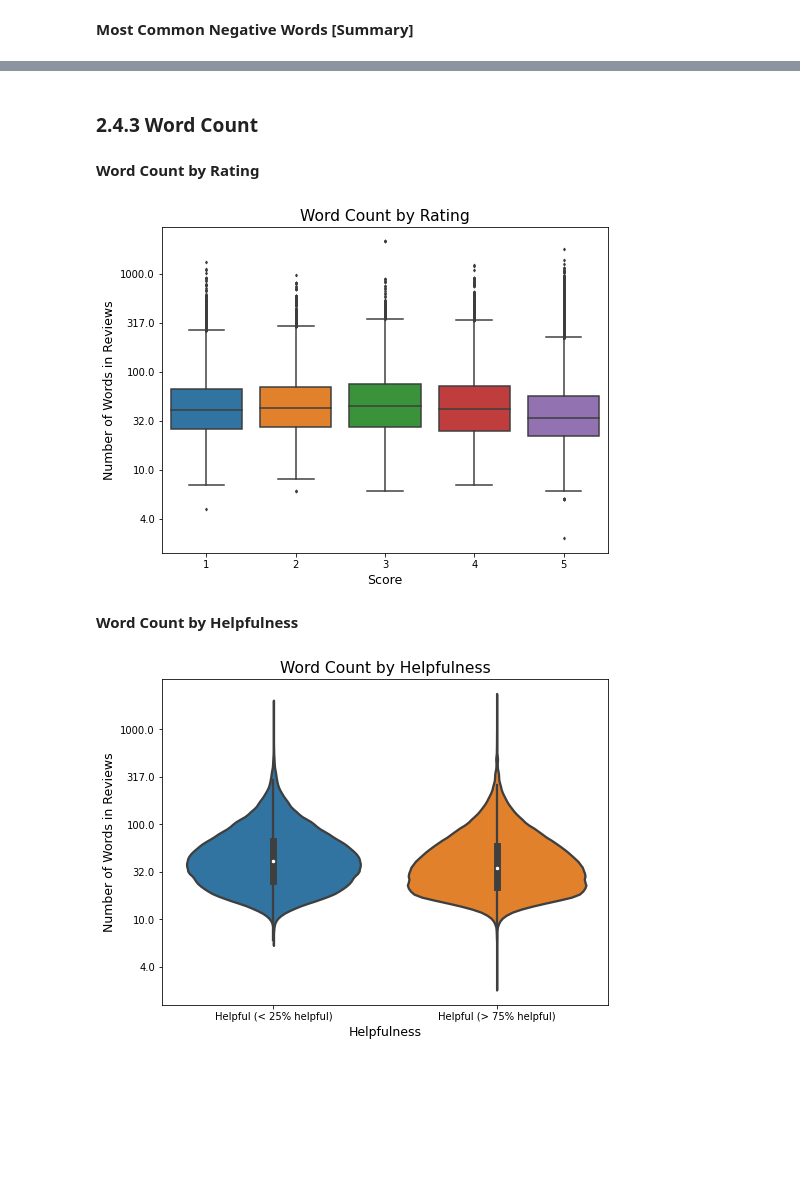
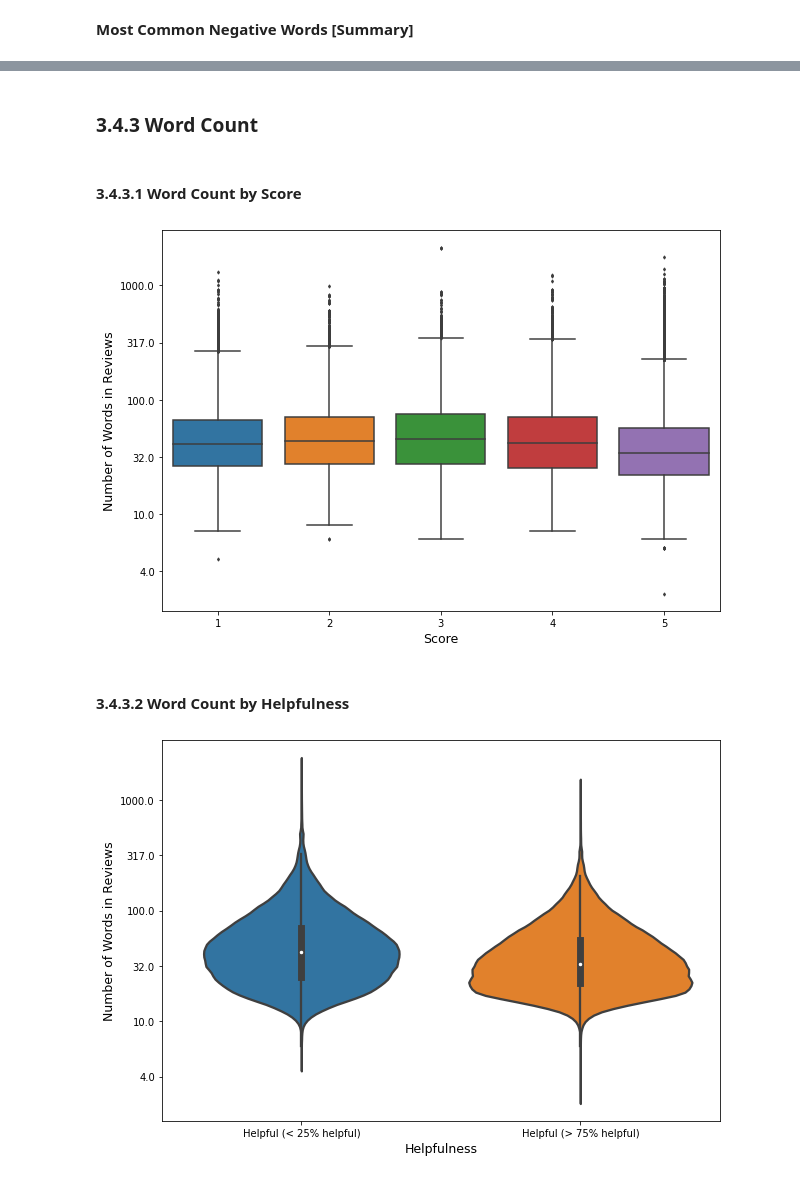
Before and after one commit to 1byte-yoda/ML-Personal-Projects, a Jupyter notebook: Amazon_Food_Reviews_Sentiment_Analysis/Amazon_Fine_Food.ipynb, the cells around one changed output, grey strips where cells are left out. Cells and saved outputs as stored; diff of their text form; code cells hidden in the pictures; blank space fills up the shorter version.

```diff
--- a/Amazon_Food_Reviews_Sentiment_Analysis/Amazon_Fine_Food.ipynb
+++ b/Amazon_Food_Reviews_Sentiment_Analysis/Amazon_Fine_Food.ipynb
@@ -205,4 +223,6 @@ dup_counts = df[['UserId', 'ProfileName', 'Time', 'Text']].duplicated().sum()
 print('Percentage of Duplicate Reviews:', str(round(dup_counts/df.shape[0]*100, 2))+'%')
 # %% [output]
 Percentage of Duplicate Reviews: 30.7%
+# %%
+df = df[df['HelpfulnessNumerator'] <= df['HelpfulnessDenominator']]
 # %% [markdown]
@@ -253,2 +314,0 @@ def helpful_indicator(x):
-# %%
-df['Helpful/Unhelpful'] = df['HelpfulPerc'].apply(helpful_indicator)
@@ -288,12 +336,12 @@ Here, I will remove the columns: Id, UserId, ProfileName, & Time
 primary_columns = ['UserId', 'ProfileName', 'Time', 'Text']
 columns_of_int = ['ProductId', 'HelpfulnessNumerator', 'HelpfulnessDenominator',
                   'Time', 'Summary', 'Text', 'Score']
-df = df[~df[primary_columns].duplicated()]
+temp_df = df[~df[primary_columns].duplicated()].copy()
 
 # Remove unnecessary columns
-df = df[columns_of_int]
+temp_df = temp_df[columns_of_int]
 
 # Binarize target variable
-df = df[df['Score'] != 3]
-df['Score'] = df['Score'].apply(lambda x: 0 if x in [1,2] else 1)
+temp_df = temp_df[temp_df['Score'] != 3]
+temp_df['Score'] = temp_df['Score'].apply(lambda x: 0 if x in [1,2] else 1)
 # %%
@@ -358,6 +400,6 @@ def preprocess_text(string):
   return string.strip()
 # %%
 tqdm.pandas()
-df['Text'] = df['Text'].progress_apply(preprocess_text)
-df['Summary'] = df['Summary'].progress_apply(preprocess_text)
+temp_df['Text'] = temp_df['Text'].progress_apply(preprocess_text)
+temp_df['Summary'] = temp_df['Summary'].progress_apply(preprocess_text)
 # %% [markdown]
@@ -508,5 +535,5 @@ plt.show()
 # %% [markdown]
-### 2.4.3 Word Count
+### 3.4.3 Word Count
 # %%
 df['Text_Summary'] = df['Text'] + ' ' + df['Summary']
 # %%
@@ -514,23 +541,21 @@ word_count = df[['Text_Summary', 'Score', 'HelpfulPerc']].copy()
 word_count['Count'] = np.log10(word_count['Text_Summary'].apply(lambda x: len([i for i in x.split() if i not in STOPWORDS])))
 word_count['Helpful_Indicator'] = word_count['HelpfulPerc'].apply(lambda x: 'Helpful' if x >= 0.75 else 'Not Helpful')
 # %% [markdown]
-<b> Word Count by Rating </b>
+#### 3.4.3.1 Word Count by Score
 # %%
-plt.figure(figsize=(8, 6))
-plt.title('Word Count by Rating', fontsize=15.5)
-sns.boxplot(x='Score', y='Count', data=word_count, fliersize=2)
+plt.figure(figsize=(10, 7))
+sns.boxplot(x='Score', y='Count', data=word_count, fliersize=2.25)
 ticks = [0.5, 1, 1.5, 2, 2.5, 3]
 plt.yticks(ticks=ticks, labels=map(str, list(map(lambda x: np.ceil(10**x), ticks))))
 plt.ylabel('Number of Words in Reviews', fontsize=12.5)
 plt.xlabel('Score', fontsize=12.5)
 plt.show()
 # %% [output]
-[figure, old version]
+[figure, new version]
 # %% [markdown]
-<b> Word Count by Helpfulness </b>
+#### 3.4.3.2 Word Count by Helpfulness
 # %%
-plt.figure(figsize=(8, 6))
-plt.title('Word Count by Helpfulness', fontsize=15.5)
+plt.figure(figsize=(10, 7))
 sns.violinplot(x='Helpful_Indicator', y='Count', data=word_count, linewidth=2.3)
 ticks = [0.5, 1, 1.5, 2, 2.5, 3]
 plt.yticks(ticks=ticks, labels=map(str, list(map(lambda x: np.ceil(10**x), ticks))))
@@ -539,4 +564,4 @@ plt.xlabel('Helpfulness', fontsize=12.5)
 plt.xticks([1, 0], ['Helpful (> 75% helpful)', 'Helpful (< 25% helpful)'])
 plt.show()
 # %% [output]
-[figure, old version]
+[figure, new version]
```
Also changed, not shown: parts of 123 cells of this notebook.
